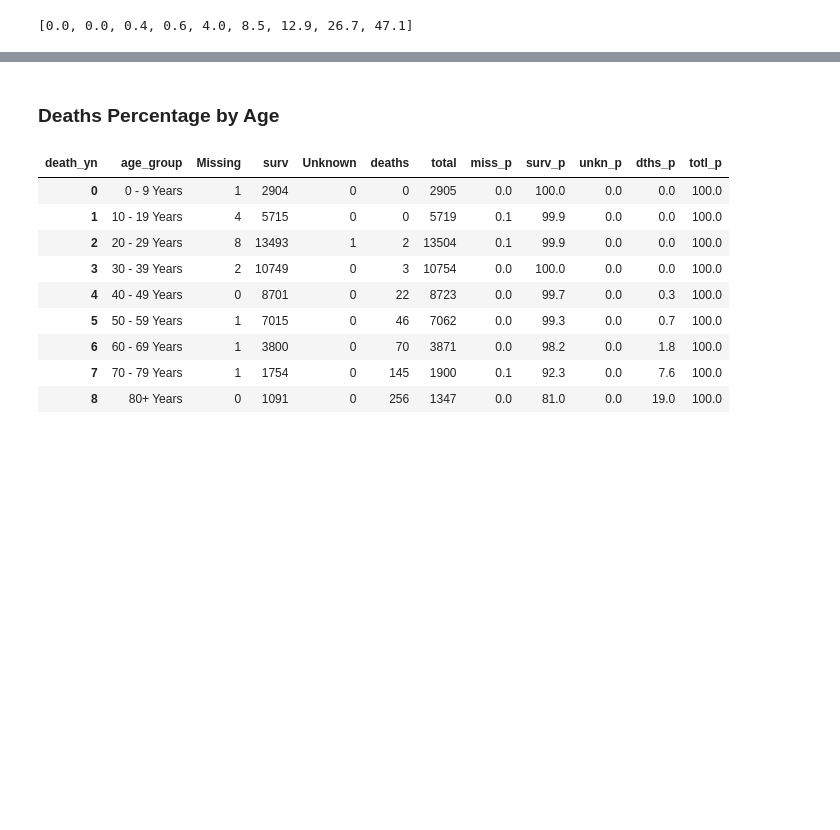
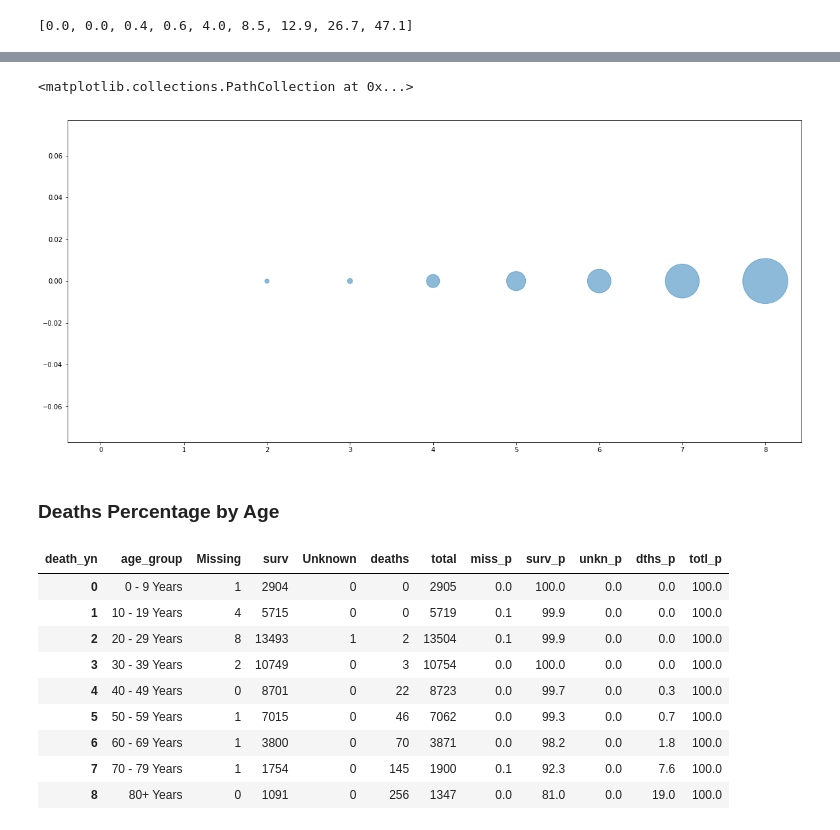
Before and after one commit to lauradahlberg/covid-19_analysis_NC, a Jupyter notebook: exploring_mecklenburg_covid_CDC_data.ipynb, the cells around one changed output, grey strips where cells are left out. Drawn from its saved outputs; the diff is of its cells as text; code cells hidden in the pictures; blank space fills up the shorter version.

```diff
--- a/exploring_mecklenburg_covid_CDC_data.ipynb
+++ b/exploring_mecklenburg_covid_CDC_data.ipynb
@@ -210,3 +210,12 @@ ax.legend(['Death %']);
+# %%
+x = tba_p.index
+y = tba_p['y']
+z = tba_p['deaths']
+plt.figure(figsize=(20,9))
+plt.scatter(x=x, y=y, s=z*100, alpha=0.5)
+# %% [output]
+<matplotlib.collections.PathCollection at 0x...>
+[figure, added]
 # %% [markdown]
 ### Deaths Percentage by Age
 # %%
```
Also changed, not shown: parts of 11 cells of this notebook.
